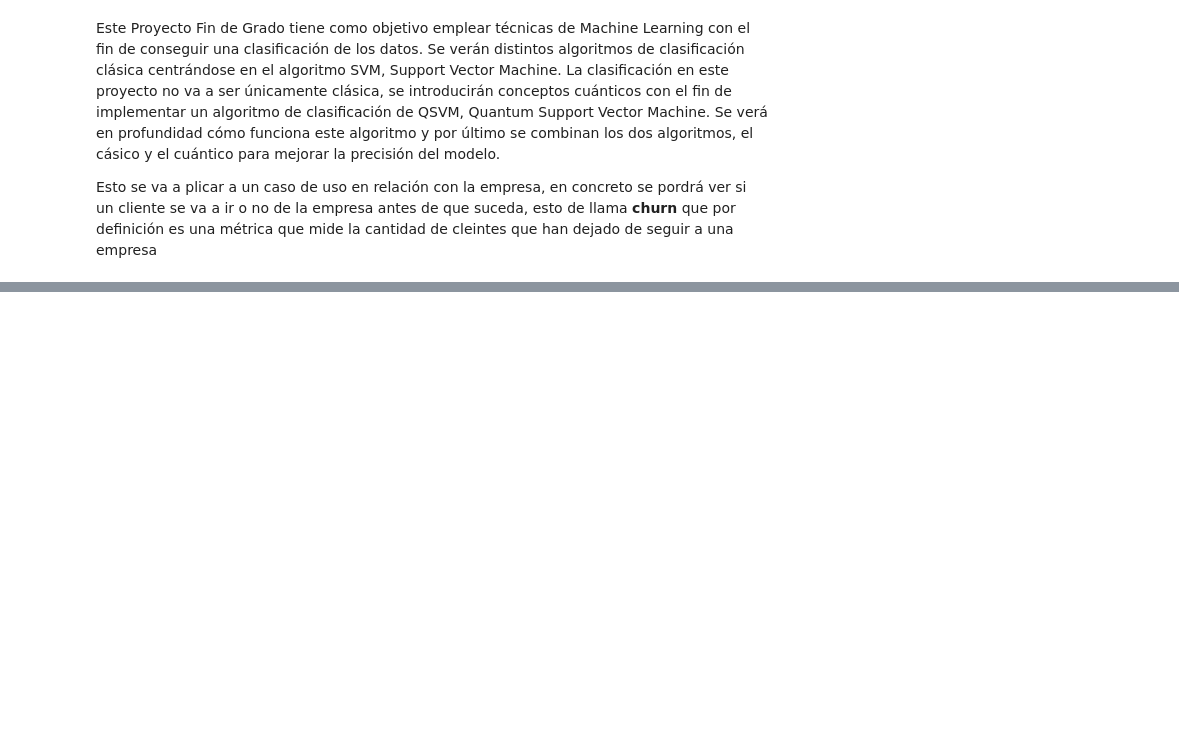
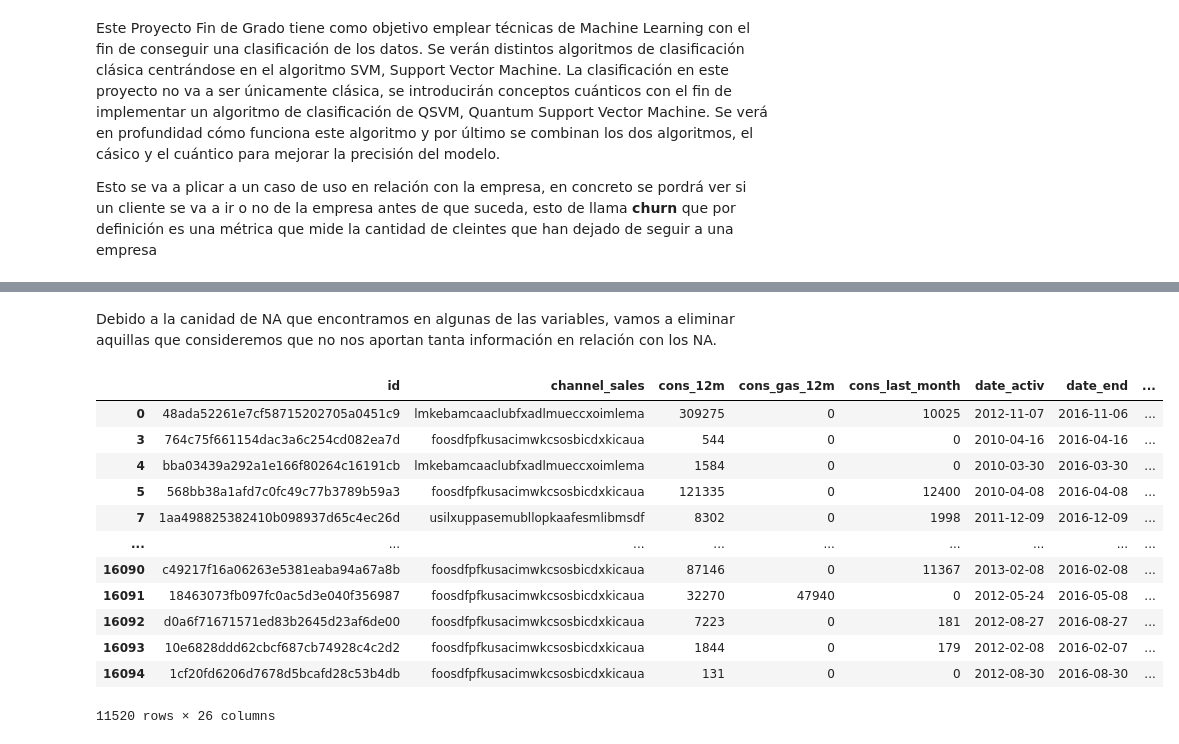
Before and after one commit to patriciamediavilla/L1P2, a Jupyter notebook: PFG.ipynb, the cells around one changed output, grey strips where cells are left out. Saved outputs shown, nothing was run; the diff lists cells and outputs as text; code cells hidden in the pictures; blank space fills up the shorter version.

```diff
--- a/PFG.ipynb
+++ b/PFG.ipynb
@@ -90,0 +169,2 @@ churned has the client churned over the next 3 months
+# %%
+train_data_clean = pd.merge(train_data, train_out, on='id')
@@ -90,0 +191,2 @@ churned has the client churned over the next 3 months
+# %% [markdown]
+Debido a la canidad de NA que encontramos en algunas de las variables, vamos a eliminar aquillas que consideremos que no nos aportan tanta información en relación con los NA.
@@ -90,0 +203,16 @@ churned has the client churned over the next 3 months
+# %%
+train_data_clean
+# %% [output]
+|  | id | channel_sales | cons_12m | cons_gas_12m | cons_last_month | date_activ | date_end | ... |
+| 0 | 48ada52261e7cf58715202705a0451c9 | lmkebamcaaclubfxadlmueccxoimlema | 309275 | 0 | 10025 | 2012-11-07 | 2016-11-06 | ... |
+| 3 | 764c75f661154dac3a6c254cd082ea7d | foosdfpfkusacimwkcsosbicdxkicaua | 544 | 0 | 0 | 2010-04-16 | 2016-04-16 | ... |
+| 4 | bba03439a292a1e166f80264c16191cb | lmkebamcaaclubfxadlmueccxoimlema | 1584 | 0 | 0 | 2010-03-30 | 2016-03-30 | ... |
+| 5 | 568bb38a1afd7c0fc49c77b3789b59a3 | foosdfpfkusacimwkcsosbicdxkicaua | 121335 | 0 | 12400 | 2010-04-08 | 2016-04-08 | ... |
+| 7 | 1aa498825382410b098937d65c4ec26d | usilxuppasemubllopkaafesmlibmsdf | 8302 | 0 | 1998 | 2011-12-09 | 2016-12-09 | ... |
+| ... | ... | ... | ... | ... | ... | ... | ... | ... |
+| 16090 | c49217f16a06263e5381eaba94a67a8b | foosdfpfkusacimwkcsosbicdxkicaua | 87146 | 0 | 11367 | 2013-02-08 | 2016-02-08 | ... |
+| 16091 | 18463073fb097fc0ac5d3e040f356987 | foosdfpfkusacimwkcsosbicdxkicaua | 32270 | 47940 | 0 | 2012-05-24 | 2016-05-08 | ... |
+| 16092 | d0a6f71671571ed83b2645d23af6de00 | foosdfpfkusacimwkcsosbicdxkicaua | 7223 | 0 | 181 | 2012-08-27 | 2016-08-27 | ... |
+| 16093 | 10e6828ddd62cbcf687cb74928c4c2d2 | foosdfpfkusacimwkcsosbicdxkicaua | 1844 | 0 | 179 | 2012-02-08 | 2016-02-07 | ... |
+| 16094 | 1cf20fd6206d7678d5bcafd28c53b4db | foosdfpfkusacimwkcsosbicdxkicaua | 131 | 0 | 0 | 2012-08-30 | 2016-08-30 | ... |
+11520 rows × 26 columns
```
Also changed, not shown: parts of 36 cells of this notebook.
